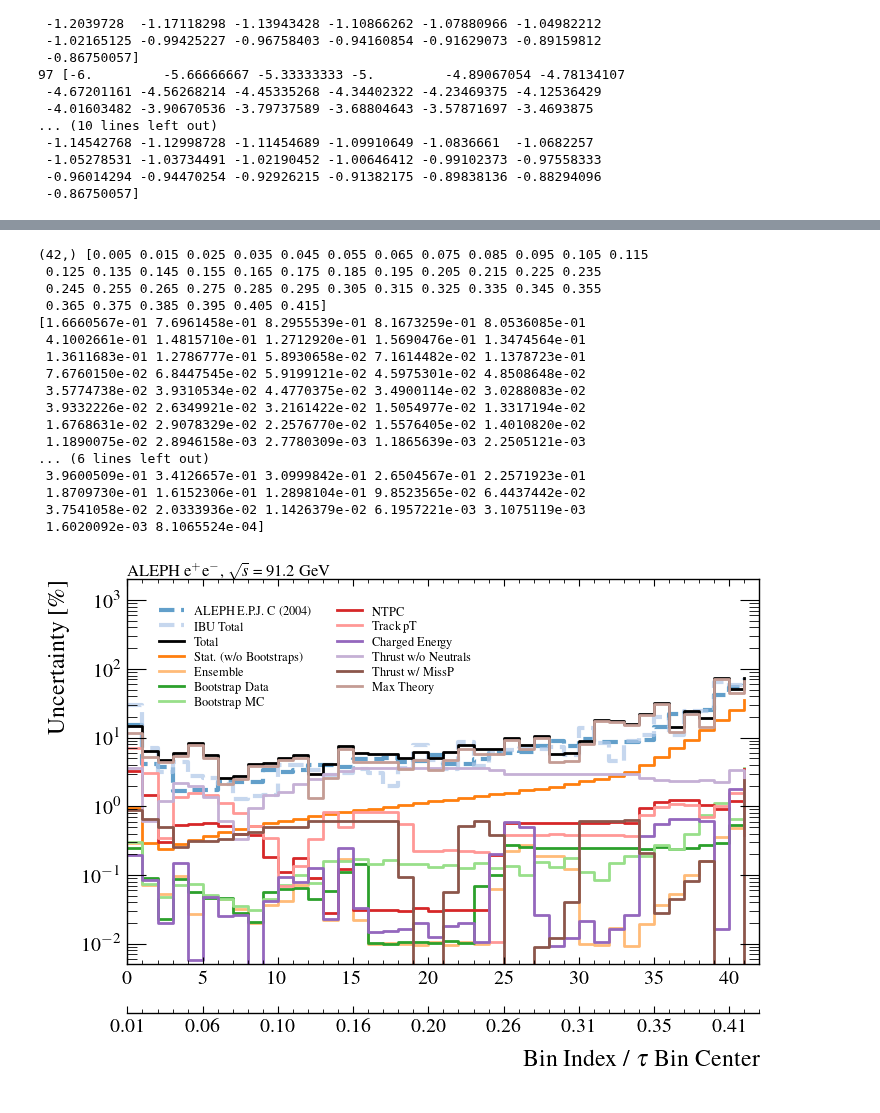
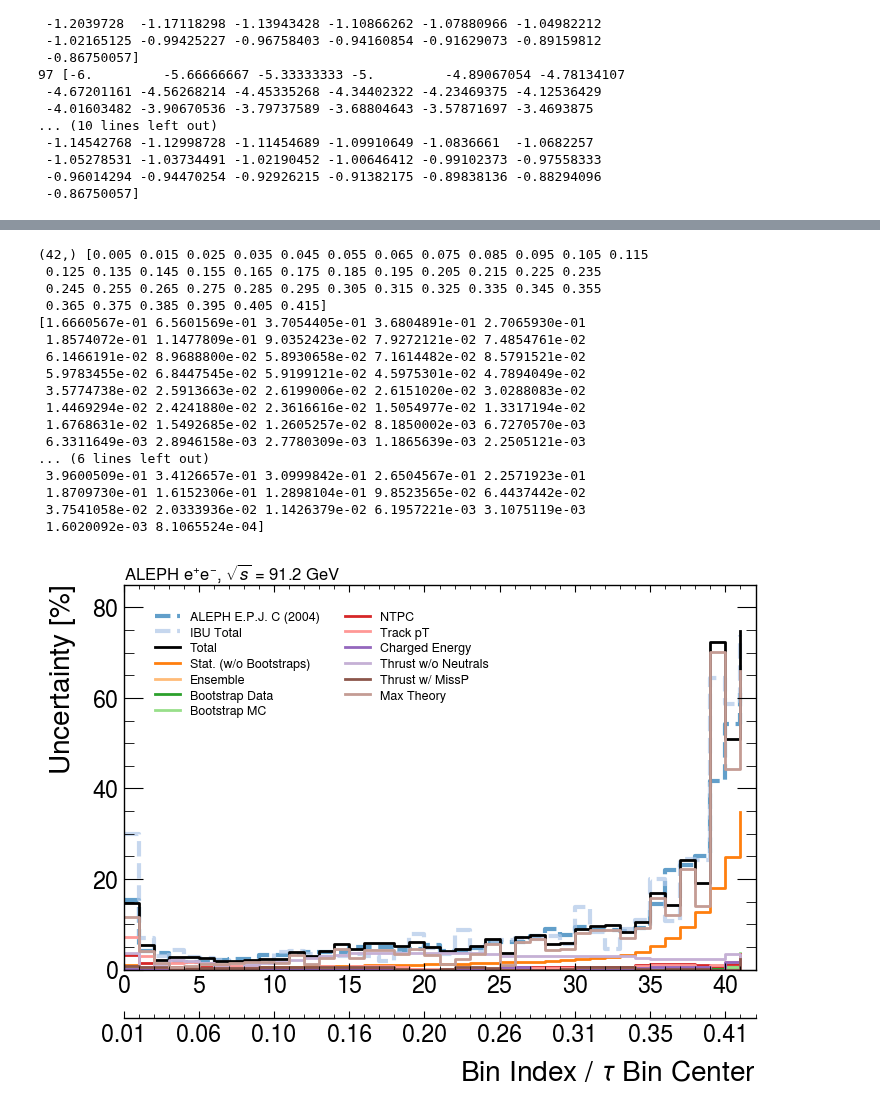
Before and after one commit to badeaa3/unfold-ee-logtau, a Jupyter notebook: Plotting/VisualizeResult.ipynb, the cells around one changed output, grey strips where cells are left out. Saved outputs shown, nothing was run; the diff lists cells and outputs as text; code cells hidden in the pictures.

Commit message:
plot visualize update

```diff
--- a/Plotting/VisualizeResult.ipynb
+++ b/Plotting/VisualizeResult.ipynb
@@ -83,3 +83,21 @@ THRUST,THRUST LOW,THRUST HIGH,(1/SIG)*D(SIG)/DTHRUST,stat +,stat -,sys_1 +,sys_1
  -1.08420217e-19 -5.42101086e-20]
 -6
 None
+# %%
+plotOutDir = "paper"
+# plotOutDir = "delphiComparison"
+os.makedirs(plotOutDir, exist_ok=True)
+# %%
+with np.load("./delphiComparison/thrust_jingyu_251001.npz") as f:
+    eea_delphi_thrust = {key: np.copy(val) for key, val in f.items()}
+
+eea_delphi_thrust["binwidths"] = eea_delphi_thrust["edges"][1:] - eea_delphi_thrust["edges"][:-1]
+for key in eea_delphi_thrust.keys():
+    print(key, eea_delphi_thrust[key].shape)
+
+print("Stat only:", eea_delphi_thrust["errors"])
+
+with np.load("./delphiComparison/thrust_jingyu_251001_sys.npz") as f:
+    eea_delphi_thrust["errors"] = np.sqrt(eea_delphi_thrust["errors"]**2 + f["errors"]**2)
+
+print("Stat and Syst:", eea_delphi_thrust["errors"])
@@ -256,6 +292,11 @@ customBins += list(np.linspace(-5, math.log(0.06), 20, endpoint=False))
 customBins += list(np.linspace(math.log(0.06), math.log(0.23), 34, endpoint=False)) # 17
 customBins += list(np.linspace(math.log(0.23), math.log(0.42), 40, endpoint=True)) # 20
 customBins = np.array(customBins)
+customBinsTau = np.exp(customBins)
+
+# delphi comparison
+if plotOutDir == "delphiComparison":
+    customBinsTau = eea_delphi_thrust["edges"]
 
 # plotting configuration
 conf = {
@@ -291,7 +332,7 @@ conf = {
         "ax1_ylim" : [0.3*10**-3, 4*10**1],
         "ax2_xlabel" : r"$\tau$",
         "ax2_ylim" : [0.68, 1.32],
-        "bins" : np.exp(customBins),
+        "bins" : customBinsTau, # np.exp(customBins),
         "legend" : "lower left",
         "legend_bbox" : (0.05, 0.0)
     }
@@ -467,8 +508,8 @@ for key, val in conf.items():
                         data_err = nominal[1], # nominal result stat errors
                         mc_counts = plots[key][f"unifold_{binType}_{systType}{iW}"][0], # theory variation counts
                         mc_err = plots[key][f"unifold_{binType}_{systType}{iW}"][1], # theory variation stat error
-                        rel_mc_unc_max = 20,
-                        pull_abs_max = 10,
+                        rel_mc_unc_max = 15,
+                        pull_abs_max = 2,
                     ))
 
         # compute totals
@@ -485,15 +526,19 @@ for key, val in conf.items():
         # # print("Check:", np.all(total_theory_err == np.max(np.abs(theory_stack), axis=1)))
 
         theory_err = np.stack(theory_err, axis=1)
-        # total_theory_err = np.max(np.abs(theory_err), axis=1)
+        print(theory_err)
         print("Unmasked:", np.max(np.abs(theory_err), axis=1))
         theory_mask = np.stack(theory_mask, axis=1)
-        print(theory_err.shape, theory_mask.shape)
+        print(theory_mask)
         total_theory_err = np.nanmax(
             np.where(theory_mask, np.abs(theory_err), np.nan),
             axis=1
         )
-        total_theory_err = np.nan_to_num(total_theory_err, nan=np.inf)
+        print("Masked before:", total_theory_err)
+        # Find rows where total_theory_err is NaN
+        nan_rows = np.isnan(total_theory_err)
+        # For those rows, take the minimum (ignoring NaN if present)
+        total_theory_err[nan_rows] = np.nanmin(np.abs(theory_err[nan_rows]), axis=1)
         print("Masked:", total_theory_err)
 
         # get the ensemble uncertainty
@@ -693,45 +738,45 @@ secax.set_xticklabels(sec_ticklabels)
 secax.spines['bottom'].set_position(('outward', 35))  # move secondary axis 30 points below
 secax.set_xlabel(
     r"Bin Index / $\log(\tau)$ Bin Center" if key == "logtau" else
     r"Bin Index / $\tau$ Bin Center"
 )
 
 # ax.set_xlabel("Bin Index") # $\log(\tau)$
 ax.set_xlabel("")
 ax.set_ylabel(ylabel)
 if key == "tau":
-    # ax.set_ylim(0, 85)
-    ax.set_yscale("log")
-    ax.set_ylim(5*10**-3, 2*10**3)
+    ax.set_ylim(0, 85)
+    # ax.set_yscale("log")
+    # ax.set_ylim(5*10**-3, 2*10**3)
     ax.set_xlim(0, 42)
 elif key == "logtau":
     ax.set_ylim(0, 50)
 else:
     print("What key?")
 ax.text(0, 1, r"ALEPH e$^{+}$e$^{-}$, $\sqrt{s}$ = 91.2 GeV", transform=ax.transAxes, ha='left', va='bottom', fontsize=12)
 ax.legend(ncol=2, fontsize=15 if plotTheoryOnly else 9, bbox_to_anchor=(0.02, 0.98), loc="upper left")
 outName = f"{key}_unifold_uncertainty_TheoryComparison.pdf" if plotTheoryOnly else f"{key}_unifold_uncertainty.pdf"
 # plt.savefig(outName, bbox_inches='tight')
 plt.show()
 # %% [output]
 (42,) [0.005 0.015 0.025 0.035 0.045 0.055 0.065 0.075 0.085 0.095 0.105 0.115
  0.125 0.135 0.145 0.155 0.165 0.175 0.185 0.195 0.205 0.215 0.225 0.235
  0.245 0.255 0.265 0.275 0.285 0.295 0.305 0.315 0.325 0.335 0.345 0.355
  0.365 0.375 0.385 0.395 0.405 0.415]
-[1.6660567e-01 7.6961458e-01 8.2955539e-01 8.1673259e-01 8.0536085e-01
- 4.1002661e-01 1.4815710e-01 1.2712920e-01 1.5690476e-01 1.3474564e-01
- 1.3611683e-01 1.2786777e-01 5.8930658e-02 7.1614482e-02 1.1378723e-01
- 7.6760150e-02 6.8447545e-02 5.9199121e-02 4.5975301e-02 4.8508648e-02
- 3.5774738e-02 3.9310534e-02 4.4770375e-02 3.4900114e-02 3.0288083e-02
- 3.9332226e-02 2.6349921e-02 3.2161422e-02 1.5054977e-02 1.3317194e-02
- 1.6768631e-02 2.9078329e-02 2.2576770e-02 1.5576405e-02 1.4010820e-02
- 1.1890075e-02 2.8946158e-03 2.7780309e-03 1.1865639e-03 2.2505121e-03
+[1.6660567e-01 6.5601569e-01 3.7054405e-01 3.6804891e-01 2.7065930e-01
+ 1.8574072e-01 1.1477809e-01 9.0352423e-02 7.9272121e-02 7.4854761e-02
+ 6.1466191e-02 8.9688800e-02 5.8930658e-02 7.1614482e-02 8.5791521e-02
+ 5.9783455e-02 6.8447545e-02 5.9199121e-02 4.5975301e-02 4.7894049e-02
+ 3.5774738e-02 2.5913663e-02 2.6199006e-02 2.6151020e-02 3.0288083e-02
+ 1.4469294e-02 2.4241880e-02 2.3616616e-02 1.5054977e-02 1.3317194e-02
+ 1.6768631e-02 1.5492685e-02 1.2605257e-02 8.1850002e-03 6.7270570e-03
+ 6.3311649e-03 2.8946158e-03 2.7780309e-03 1.1865639e-03 2.2505121e-03
 ... (6 lines left out)
  3.9600509e-01 3.4126657e-01 3.0999842e-01 2.6504567e-01 2.2571923e-01
  1.8709730e-01 1.6152306e-01 1.2898104e-01 9.8523565e-02 6.4437442e-02
  3.7541058e-02 2.0333936e-02 1.1426379e-02 6.1957221e-03 3.1075119e-03
  1.6020092e-03 8.1065524e-04]
-[figure, old version]
+[figure, new version]
 # %%
 # plot
 fig, ax = plt.subplots(figsize=(8, 5))
```
Also changed, not shown: parts of 11 cells of this notebook.
